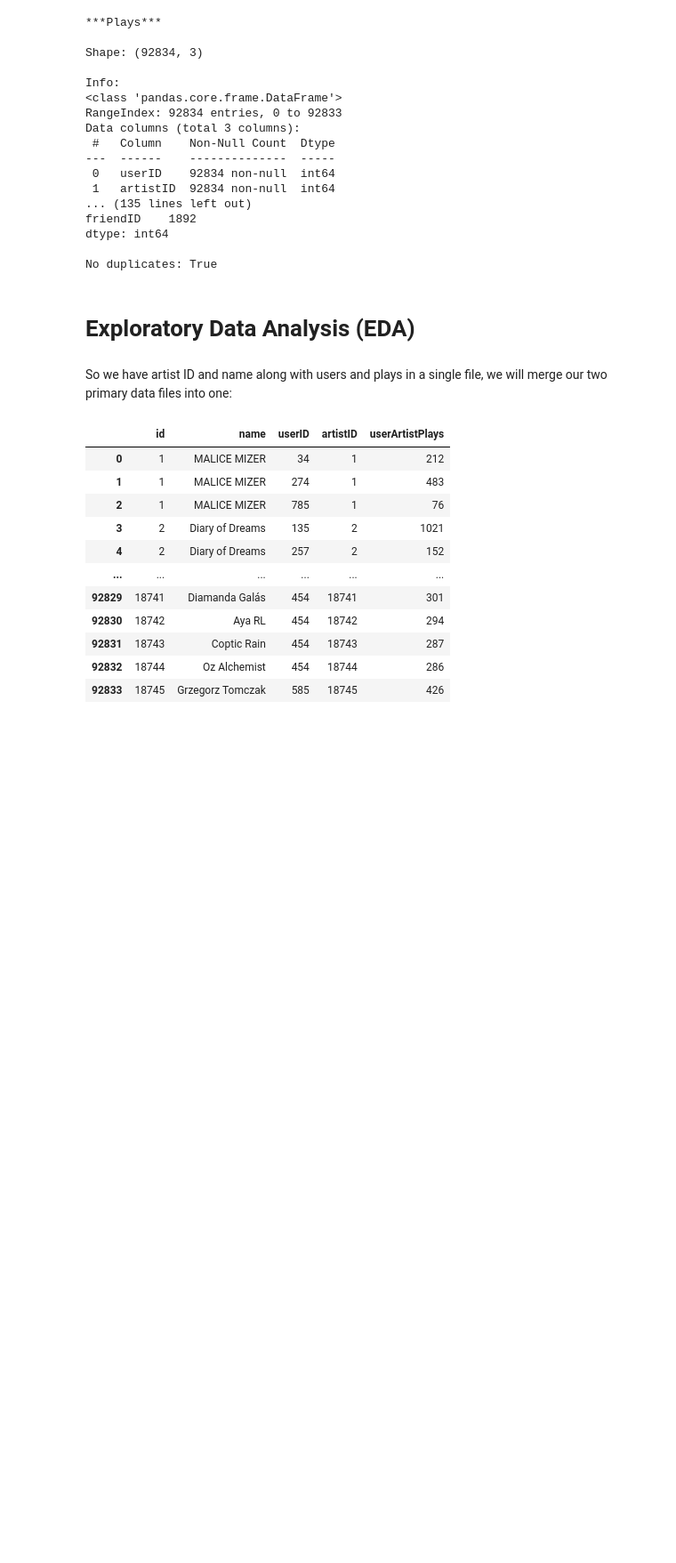
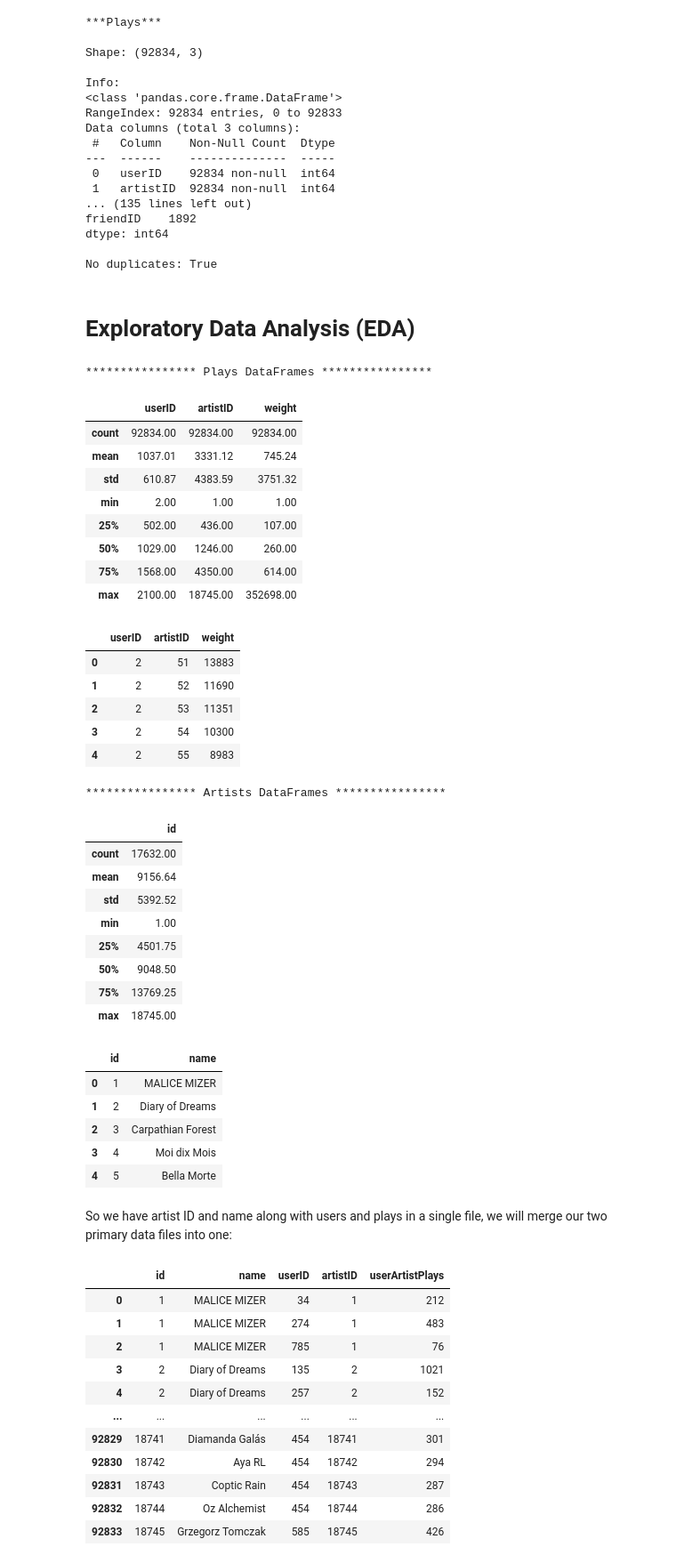
Before and after one commit to Svanzi/Music-Recommender-System, a Jupyter notebook: Collaborative_Recommender_System.ipynb, the cells around one changed output. Shown: that part at 89% size. Cells and saved outputs as stored; diff of their text form; code cells hidden in the pictures; blank space fills up the shorter version.

```diff
--- a/Collaborative_Recommender_System.ipynb
+++ b/Collaborative_Recommender_System.ipynb
@@ -111,6 +111,47 @@ dtype: int64
 No duplicates: True
 # %% [markdown]
 # Exploratory Data Analysis (EDA)
+# %%
+print("**************** Plays DataFrames ****************")
+display(plays.describe())
+display(plays.head())
+
+print("**************** Artists DataFrames ****************")
+display(artists.describe())
+display(artists.head())
+# %% [output]
+**************** Plays DataFrames ****************
+|  | userID | artistID | weight |
+| count | 92834.00 | 92834.00 | 92834.00 |
+| mean | 1037.01 | 3331.12 | 745.24 |
+| std | 610.87 | 4383.59 | 3751.32 |
+| min | 2.00 | 1.00 | 1.00 |
+| 25% | 502.00 | 436.00 | 107.00 |
+| 50% | 1029.00 | 1246.00 | 260.00 |
+| 75% | 1568.00 | 4350.00 | 614.00 |
+| max | 2100.00 | 18745.00 | 352698.00 |
+|  | userID | artistID | weight |
+| 0 | 2 | 51 | 13883 |
+| 1 | 2 | 52 | 11690 |
+| 2 | 2 | 53 | 11351 |
+| 3 | 2 | 54 | 10300 |
+| 4 | 2 | 55 | 8983 |
+**************** Artists DataFrames ****************
+|  | id |
+| count | 17632.00 |
+| mean | 9156.64 |
+| std | 5392.52 |
+| min | 1.00 |
+| 25% | 4501.75 |
+| 50% | 9048.50 |
+| 75% | 13769.25 |
+| max | 18745.00 |
+|  | id | name |
+| 0 | 1 | MALICE MIZER |
+| 1 | 2 | Diary of Dreams |
+| 2 | 3 | Carpathian Forest |
+| 3 | 4 | Moi dix Mois |
+| 4 | 5 | Bella Morte |
 # %% [markdown]
 So we have artist ID and name along with users and plays in a single file, we will merge our two primary data files into one:
 # %%
```
Also changed, not shown: parts of 11 cells of this notebook.
